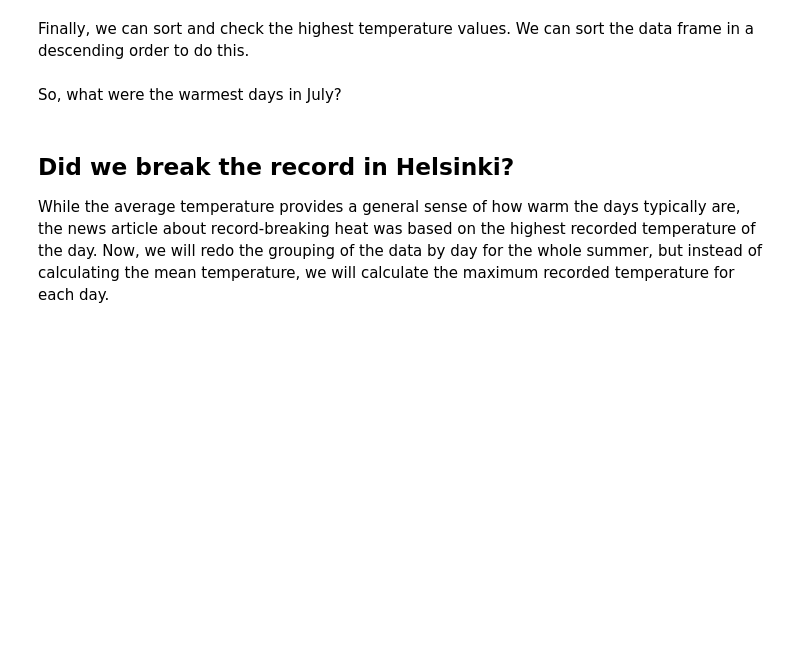
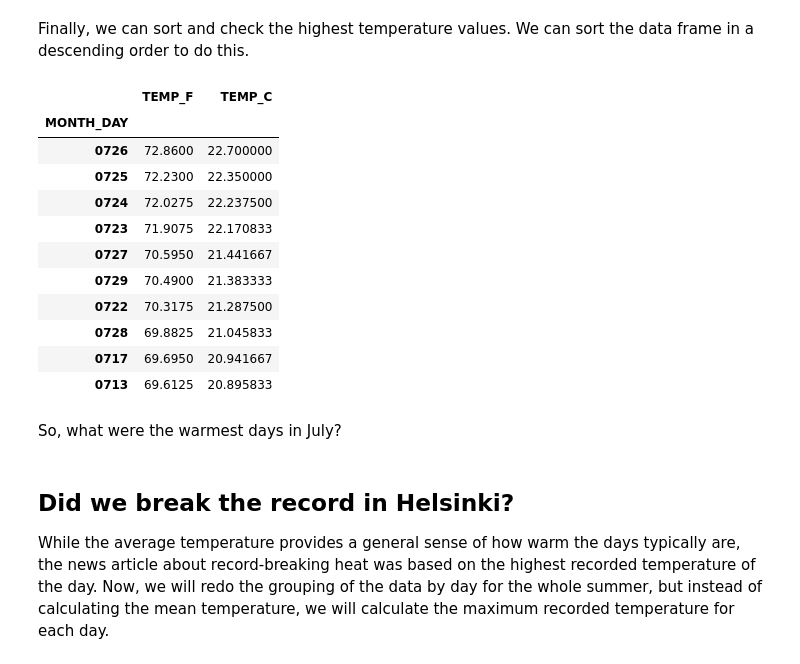
Before and after one commit to heattard/geo-python, a Jupyter notebook: source/notebooks/L6/advanced-data-processing-with-pandas.ipynb, the cells around one changed output. Saved outputs shown, nothing was run; the diff lists cells and outputs as text; code cells hidden in the pictures; blank space fills up the shorter version.

Commit message:
finished max temp

```diff
--- a/source/notebooks/L6/advanced-data-processing-with-pandas.ipynb
+++ b/source/notebooks/L6/advanced-data-processing-with-pandas.ipynb
@@ -886,11 +886,17 @@ Awesome! Now we have aggregated our data and we have a new DataFrame called `dai
 ## Detecting warm days in July
 
 Now that we have aggregated our data on daily level, we want to sort our results in order to check which days in July had the warmest temperatures on average. A simple approach is to select all the data rows from July and then group the data and check which group(s) (days in our case) have the highest mean value.
+# %%
+July_days = data[data["Month"] == 7]
 # %% [markdown]
 Next, we can take a subset of columns that might contain interesting information.
 # %%
 July_days = July_days[["TEMP_F", "TEMP_C", "MONTH_DAY"]]
 # %% [markdown]
 We can group by month and day.
+# %%
+grouped = July_days.groupby(by="MONTH_DAY")
 # %% [markdown]
 And then we can calculate the mean for each group.
+# %%
+daily_mean = grouped.mean()
@@ -897,5 +913,20 @@ And then we can calculate the mean for each group.
 # %% [markdown]
 Finally, we can sort and check the highest temperature values. We can sort the data frame in a descending order to do this.
+# %%
+daily_mean.sort_values(by="TEMP_C",ascending=False).head(10)
+# %% [output]
+|  | TEMP_F | TEMP_C |
+| MONTH_DAY |  |  |
+| 0726 | 72.8600 | 22.700000 |
+| 0725 | 72.2300 | 22.350000 |
+| 0724 | 72.0275 | 22.237500 |
+| 0723 | 71.9075 | 22.170833 |
+| 0727 | 70.5950 | 21.441667 |
+| 0729 | 70.4900 | 21.383333 |
+| 0722 | 70.3175 | 21.287500 |
+| 0728 | 69.8825 | 21.045833 |
+| 0717 | 69.6950 | 20.941667 |
+| 0713 | 69.6125 | 20.895833 |
 # %% [markdown]
 So, what were the warmest days in July?
 # %% [markdown]
```
Also changed, not shown: parts of 4 cells of this notebook.
